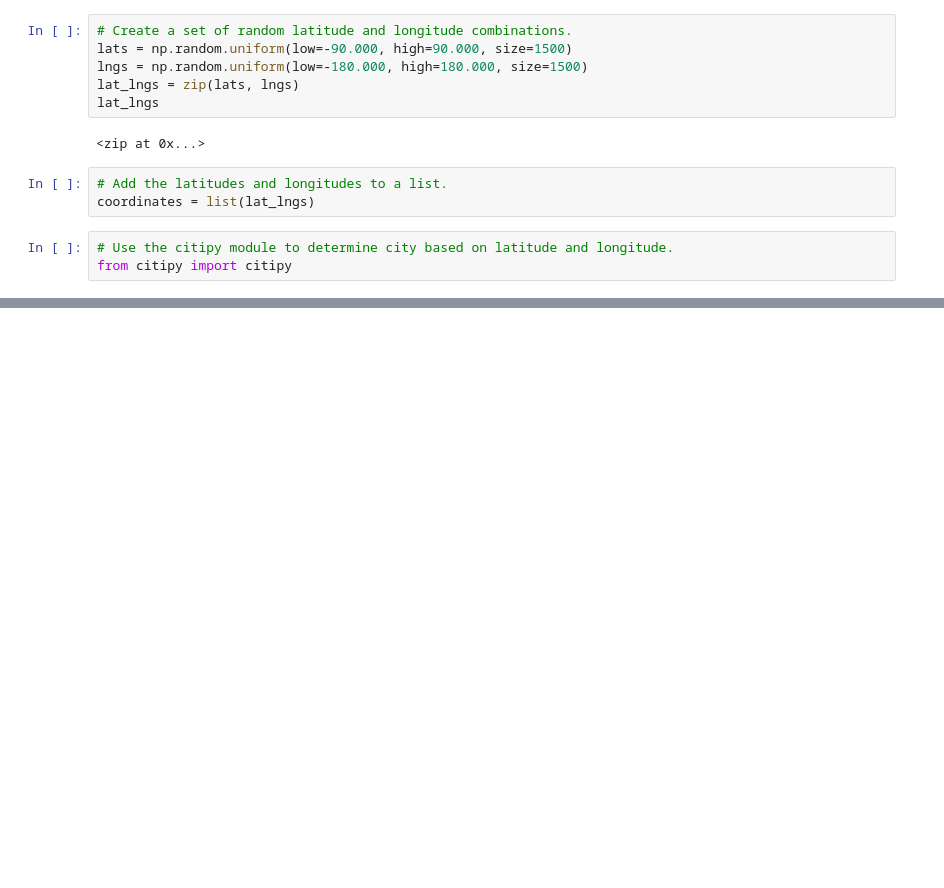
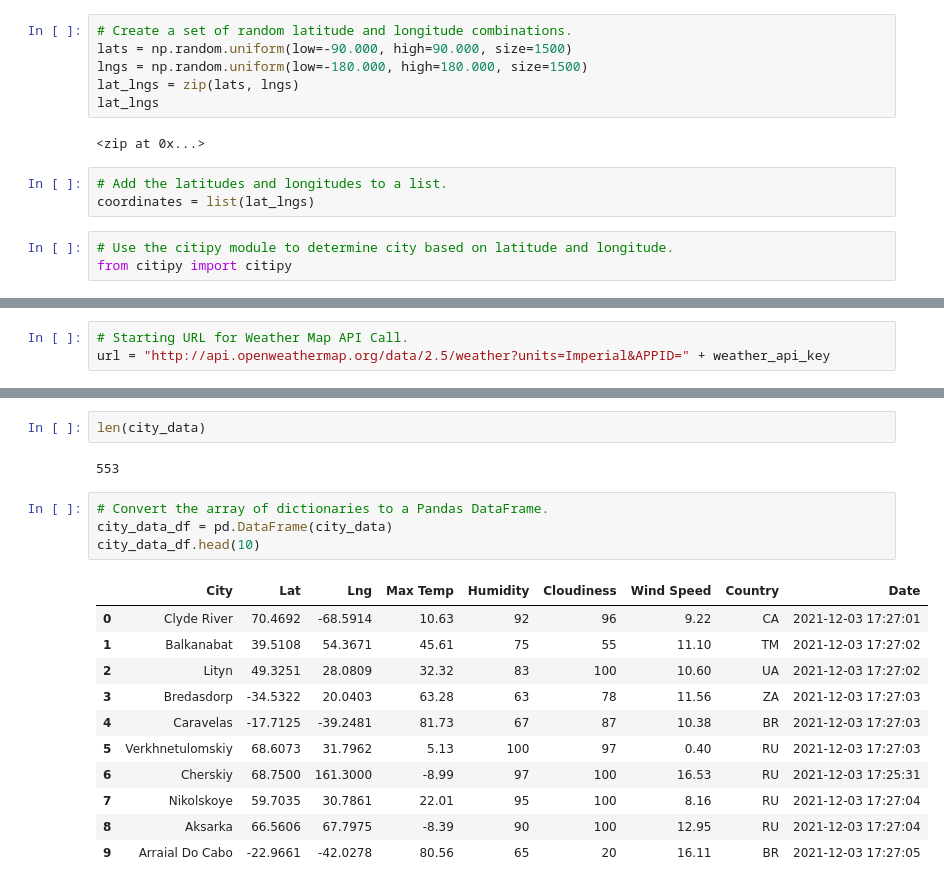
Before and after one commit to mjkleineck/World_Weather_Analysis, a Jupyter notebook: WeatherPy.ipynb, the cells around one changed output, grey strips where cells are left out. Drawn from its saved outputs; the diff is of its cells as text; blank space fills up the shorter version.

Commit message:
updated .gitignore and WeatherPy.ipynb with city data

```diff
--- a/WeatherPy.ipynb
+++ b/WeatherPy.ipynb
@@ -31,0 +40,3 @@ len(cities)
+# %%
+# Starting URL for Weather Map API Call.
+url = "http://api.openweathermap.org/data/2.5/weather?units=Imperial&APPID=" + weather_api_key
@@ -31,0 +127,20 @@ len(cities)
+# %%
+len(city_data)
+# %% [output]
+553
+# %%
+# Convert the array of dictionaries to a Pandas DataFrame.
+city_data_df = pd.DataFrame(city_data)
+city_data_df.head(10)
+# %% [output]
+|  | City | Lat | Lng | Max Temp | Humidity | Cloudiness | Wind Speed | Country | Date |
+| 0 | Clyde River | 70.4692 | -68.5914 | 10.63 | 92 | 96 | 9.22 | CA | 2021-12-03 17:27:01 |
+| 1 | Balkanabat | 39.5108 | 54.3671 | 45.61 | 75 | 55 | 11.10 | TM | 2021-12-03 17:27:02 |
+| 2 | Lityn | 49.3251 | 28.0809 | 32.32 | 83 | 100 | 10.60 | UA | 2021-12-03 17:27:02 |
+| 3 | Bredasdorp | -34.5322 | 20.0403 | 63.28 | 63 | 78 | 11.56 | ZA | 2021-12-03 17:27:03 |
+| 4 | Caravelas | -17.7125 | -39.2481 | 81.73 | 67 | 87 | 10.38 | BR | 2021-12-03 17:27:03 |
+| 5 | Verkhnetulomskiy | 68.6073 | 31.7962 | 5.13 | 100 | 97 | 0.40 | RU | 2021-12-03 17:27:03 |
+| 6 | Cherskiy | 68.7500 | 161.3000 | -8.99 | 97 | 100 | 16.53 | RU | 2021-12-03 17:25:31 |
+| 7 | Nikolskoye | 59.7035 | 30.7861 | 22.01 | 95 | 100 | 8.16 | RU | 2021-12-03 17:27:04 |
+| 8 | Aksarka | 66.5606 | 67.7975 | -8.39 | 90 | 100 | 12.95 | RU | 2021-12-03 17:27:04 |
+| 9 | Arraial Do Cabo | -22.9661 | -42.0278 | 80.56 | 65 | 20 | 16.11 | BR | 2021-12-03 17:27:05 |
```
Also changed, not shown: parts of 7 cells of this notebook, 1 other file.
